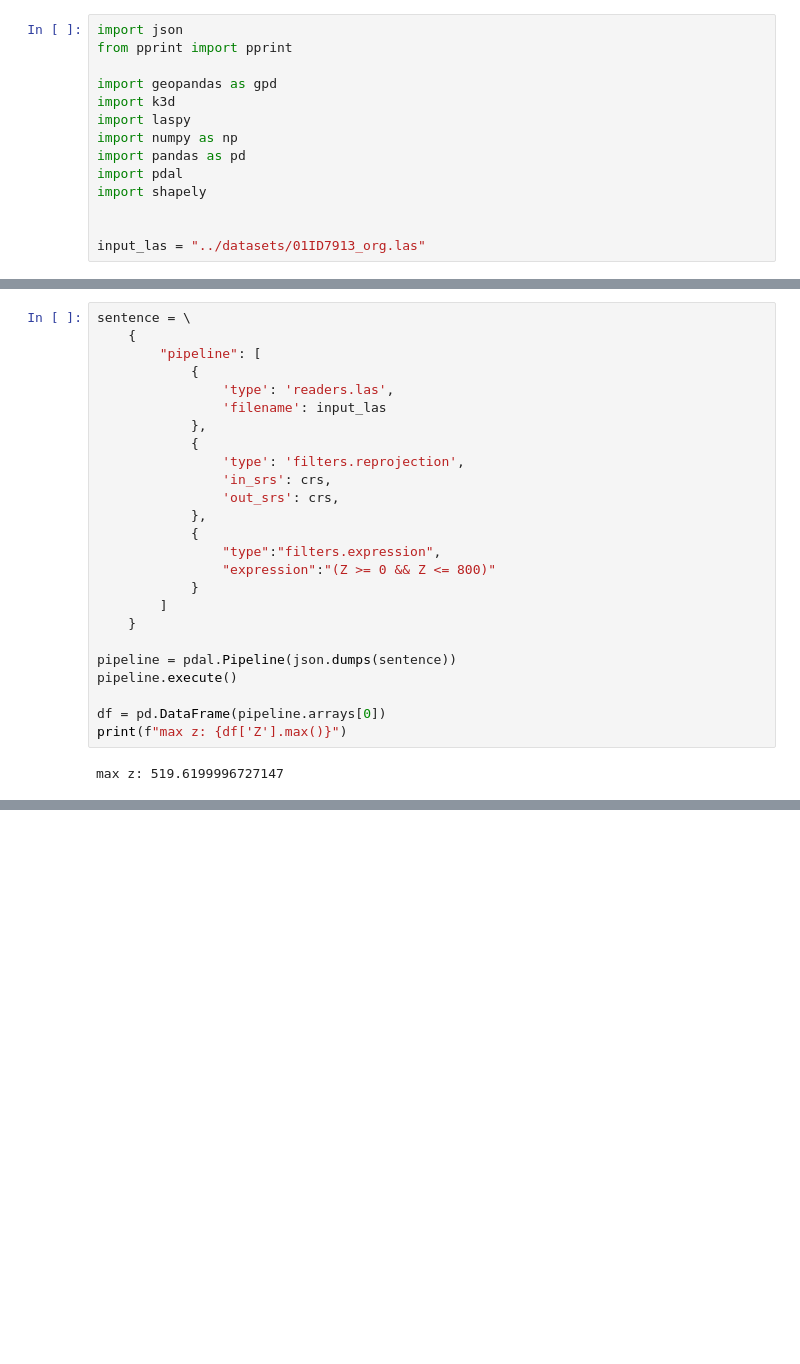
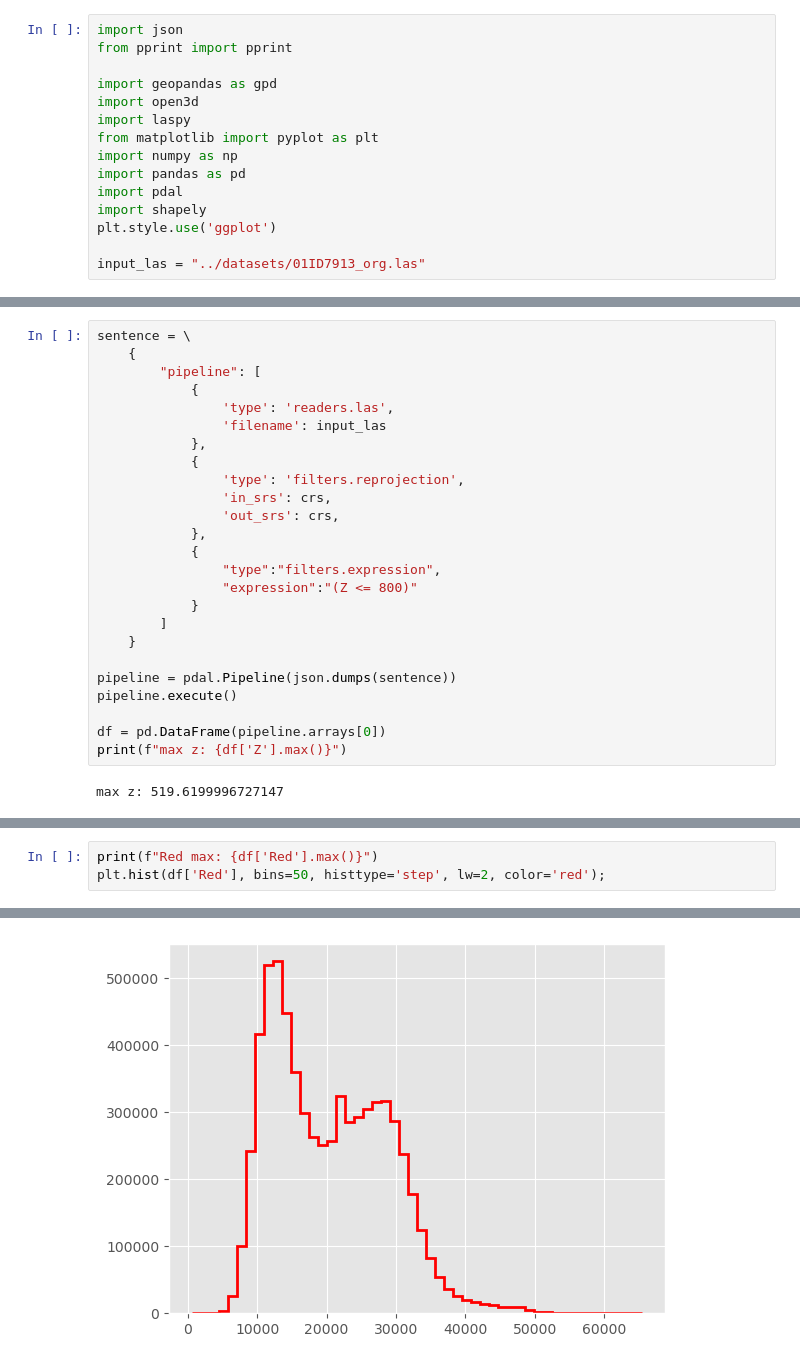
Before and after one commit to shingo405nagano/WriteZenn, a Jupyter notebook: notebooks/learn_lidar_session1_pdal.ipynb, the cells around one changed output, grey strips where cells are left out. Saved outputs shown, nothing was run; the diff lists cells and outputs as text; blank space fills up the shorter version.

```diff
--- a/notebooks/learn_lidar_session1_pdal.ipynb
+++ b/notebooks/learn_lidar_session1_pdal.ipynb
@@ -25,12 +25,13 @@ import json
 from pprint import pprint
 
 import geopandas as gpd
-import k3d
+import open3d
 import laspy
+from matplotlib import pyplot as plt
 import numpy as np
 import pandas as pd
 import pdal
 import shapely
-
+plt.style.use('ggplot')
 
 input_las = "../datasets/01ID7913_org.las"
@@ -194,7 +219,7 @@ sentence = \
             },
             {
                 "type":"filters.expression",
-                "expression":"(Z >= 0 && Z <= 800)"
+                "expression":"(Z <= 800)"
             }
         ]
     }
@@ -213,0 +249,4 @@ plot += k3d.points(point_cloud, point_size=0.1, shader="3d")
+# %%
+print(f"Red max: {df['Red'].max()}")
+plt.hist(df['Red'], bins=50, histtype='step', lw=2, color='red');
+# %% [output]
@@ -213,0 +254 @@ plot += k3d.points(point_cloud, point_size=0.1, shader="3d")
+[figure, added]
```
Also changed, not shown: parts of 20 cells of this notebook.
